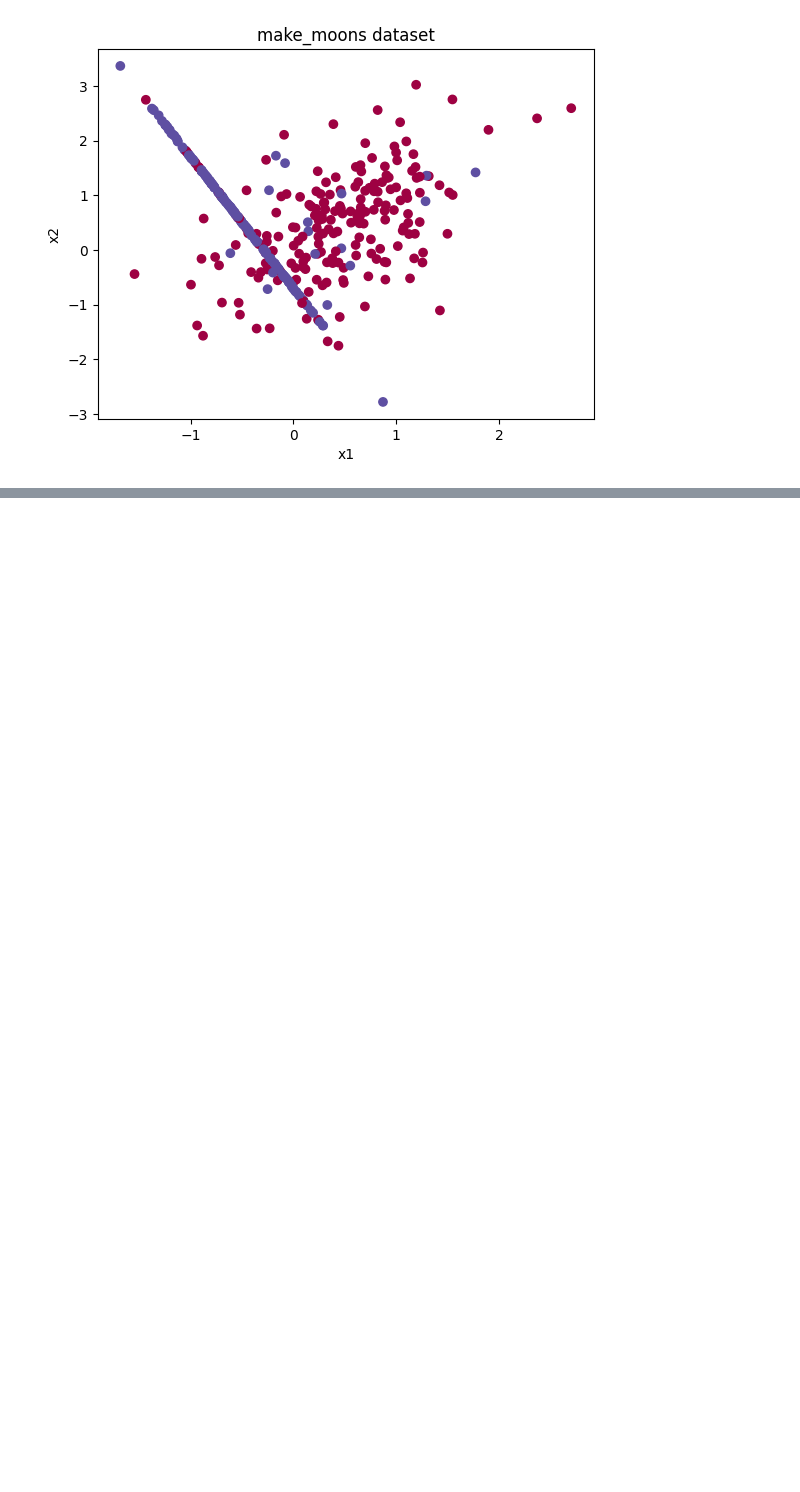
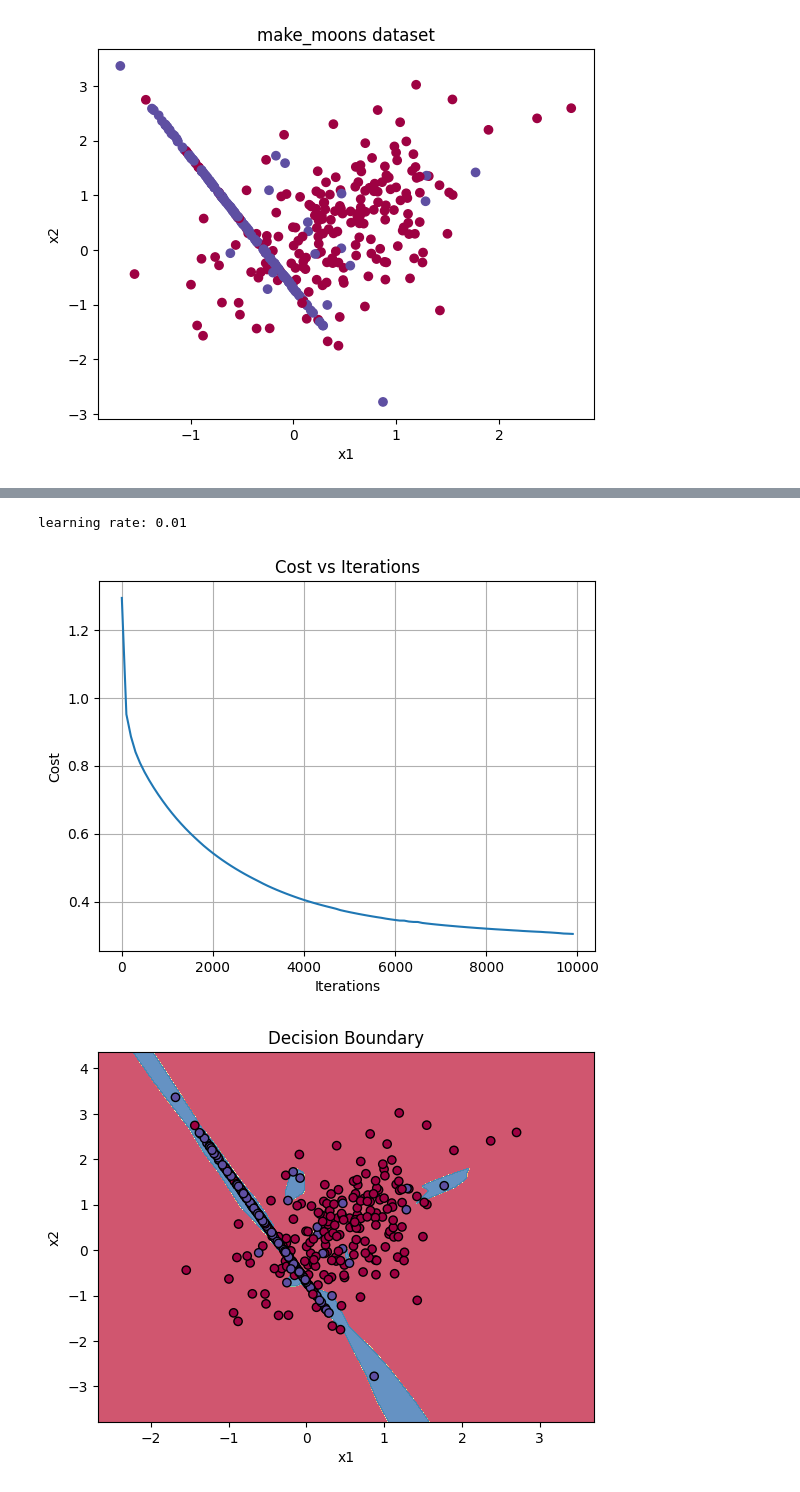
Before and after one commit to LucasSlepetys/deeplearning, a Jupyter notebook: L_layer_deeplearning_class/Reg_test.ipynb, the cells around one changed output, grey strips where cells are left out. Saved outputs shown, nothing was run; the diff lists cells and outputs as text; code cells hidden in the pictures; blank space fills up the shorter version.

```diff
--- a/L_layer_deeplearning_class/Reg_test.ipynb
+++ b/L_layer_deeplearning_class/Reg_test.ipynb
@@ -88,0 +128,18 @@ plot_decision_boundary(model, X, y)
+# %%
+print(f'learning rate: {0.01} \n\n')
+layers_dims = [X.shape[0], 100, 100, 50, 20, 1]
+
+# Create and train model
+model = L_layer_NN(layer_dims=layers_dims, optimizer ="momentum", learning_rate=0.1, lambd=0.95)
+model.train(X, y, iterations=10000, print_cost=True)
+
+# Plot cost graph
+model.plot_cost()
+
+# Plot decision boundary
+plot_decision_boundary(model, X, y)
+print("\n\n")
+# %% [output]
+learning rate: 0.01
+[figure, added]
+[figure, added]
```
Also changed, not shown: parts of 5 cells of this notebook.
